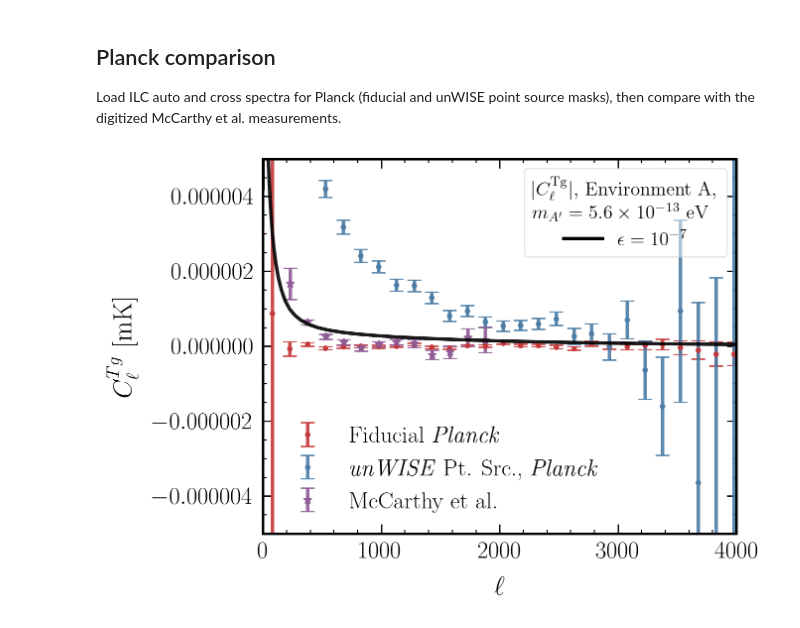
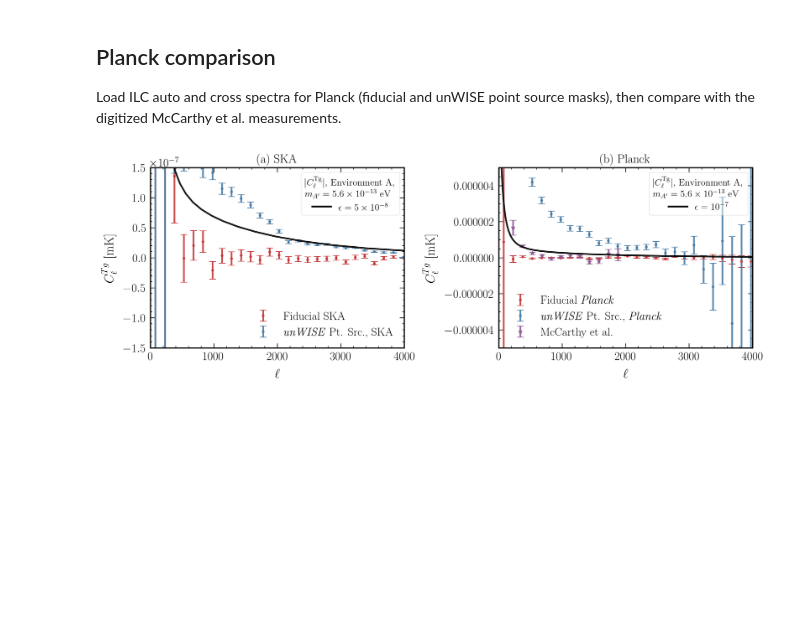
Before and after one commit to bakerem/dark_photons_radio_sky, a Jupyter notebook: notebooks_for_paper/Radio_Bias.ipynb, the cells around one changed output. Drawn from its saved outputs; the diff is of its cells as text; code cells hidden in the pictures; blank space fills up the shorter version.

Commit message:
clean up figure

```diff
--- a/notebooks_for_paper/Radio_Bias.ipynb
+++ b/notebooks_for_paper/Radio_Bias.ipynb
@@ -169,29 +151,59 @@ lower_Mccarthy_error = mccarthy_lCl_Tg_uK - np.array([0.0000534321159070040,
                                  -0.000060098151912591847
                                  ])
 # %%
-plt.errorbar(ells,  original_cross_Planck_Cls * mc_prefac / new_prefac, yerr=np.sqrt(np.diag(original_cross_Planck_cov)) * mc_prefac / new_prefac, fmt=".", label=r"Fiducial \textit{Planck}")
+fig, axes = plt.subplots(1, 2, figsize=(14, 5))
 
-plt.errorbar(ells, unwise_cross_Planck_Cls * mc_prefac / new_prefac, yerr=np.sqrt(np.diag(unwise_cross_Planck_cov)) * mc_prefac / new_prefac, fmt=".", label=r"\textit{unWISE} Pt. Src., \textit{Planck}")
+# --- Panel (a): SKA ---
+ax = axes[0]
+ax.errorbar(ells, new_prefac**-1 * original_cross_Cls,
+            yerr=new_prefac**-1 * np.sqrt(np.diag(original_cross_cov)),
+            fmt=".", label="Fiducial SKA")
+ax.errorbar(ells, new_prefac**-1 * unwise_cross_Cls,
+            yerr=new_prefac**-1 * np.sqrt(np.diag(unwise_cross_cov)),
+            fmt=".", label=r"\textit{unWISE} Pt. Src., SKA")
+ax.errorbar(signal_ls, (2.73e3) * (5e-8)**2 * new_prefac**-1 * cross_signal, fmt="k-")
 
+big_eps_line_a = Line2D([0,1],[0,1], linestyle='-', color='k')
+legend2a = ax.legend([big_eps_line_a], [r"$\epsilon=5\times10^{-8}$"],
+                     fontsize=14, loc="upper right", frameon=True,
+                     title=r"$|C_\ell^{\rm Tg}|$, Environment A," + "\n" + r"$m_{A'}=5.6\times 10^{-13}$ eV",
+                     title_fontsize=14)
+ax.legend()
+ax.add_artist(legend2a)
+ax.set_ylim(-1.5e-7, 1.5e-7)
+ax.set_xlim(0, 4000)
+ax.set_ylabel(r"$C_\ell^{Tg}$ [mK]")
+ax.set_xlabel(r"$\ell$")
+# ax.set_title("(a) SKA")
+
+# --- Panel (b): Planck, with McCarthy et al. comparison ---
+ax = axes[1]
+ax.errorbar(ells, original_cross_Planck_Cls * mc_prefac / new_prefac,
+            yerr=np.sqrt(np.diag(original_cross_Planck_cov)) * mc_prefac / new_prefac,
+            fmt=".", label=r"Fiducial \textit{Planck}")
+ax.errorbar(ells, unwise_cross_Planck_Cls * mc_prefac / new_prefac,
+            yerr=np.sqrt(np.diag(unwise_cross_Planck_cov)) * mc_prefac / new_prefac,
+            fmt=".", label=r"\textit{unWISE} Pt. Src., \textit{Planck}")
 # McCarthy et al. data digitized from arXiv:2406.02546; convert from ℓC_ℓ [μK] → C_ℓ [mK]
-plt.errorbar(mccarthy_ells, (1e-3) * mccarthy_lCl_Tg_uK / mccarthy_ells * mc_prefac / new_prefac, yerr=np.array([upper_Mccarthy_error, lower_Mccarthy_error])/mccarthy_ells * mc_prefac / new_prefac * 1e-3,
-             fmt="*", color=cols_default[3], label="McCarthy et al.")
+ax.errorbar(mccarthy_ells, (1e-3) * mccarthy_lCl_Tg_uK / mccarthy_ells * mc_prefac / new_prefac,
+            yerr=np.array([upper_Mccarthy_error, lower_Mccarthy_error]) / mccarthy_ells * mc_prefac / new_prefac * 1e-3,
+            fmt="*", color=cols_default[3], label="McCarthy et al.")
+ax.errorbar(signal_ls, (2.73e3) * (1e-7)**2 * new_prefac**-1 * cross_signal, fmt="k-")
 
-plt.errorbar(signal_ls, (2.73e3)* (1e-7)**2  * new_prefac**-1 * cross_signal, fmt="k-")
+big_eps_line_b = Line2D([0,1],[0,1], linestyle='-', color='k')
+legend2b = ax.legend([big_eps_line_b], [r"$\epsilon=10^{-7}$"],
+                     fontsize=14, loc="upper right", frameon=True,
+                     title=r"$|C_\ell^{\rm Tg}|$, Environment A," + "\n" + r"$m_{A'}=5.6\times 10^{-13}$ eV",
+                     title_fontsize=14, framealpha=0.5)
+ax.legend(loc="lower left")
+ax.add_artist(legend2b)
+ax.set_ylim(-50e-7, 50e-7)
+ax.set_xlim(0, 4000)
+ax.set_ylabel(r"$C_\ell^{Tg}$ [mK]")
+ax.set_xlabel(r"$\ell$")
+# ax.set_title("(b) Planck")
 
-# plt.xscale("log")
-# plt.yscale("log")
-big_eps_line = Line2D([0,1],[0,1],linestyle='-', color='k')
-legend2 = plt.legend([big_eps_line], [r"$\epsilon=10^{-7}$"],
-                     fontsize=14, loc="upper right", frameon=True,
-                     title=r"$|C_\ell^{\rm Tg}|$, Environment A,"+"\n"+ r"$m_{A'}=5.6\times 10^{-13}$ eV",
-                     title_fontsize=14, framealpha=0.5)
-plt.legend(loc="lower left")
-plt.gca().add_artist(legend2)
-plt.ylim(-50e-7, 50e-7)
-plt.xlim(0, 4000)
-plt.ylabel(r"$C_\ell^{Tg} $ [mK]")
-plt.xlabel(r"$\ell$ ")
-plt.savefig("plots/radio_bias_Planck_comparison.pdf", bbox_inches='tight')
+plt.tight_layout()
+plt.savefig("plots/radio_bias_comparison.pdf", bbox_inches='tight')
 # %% [output]
-[figure, old version]
+[figure, new version]
```
Also changed, not shown: parts of 2 cells of this notebook, 1 other file.
